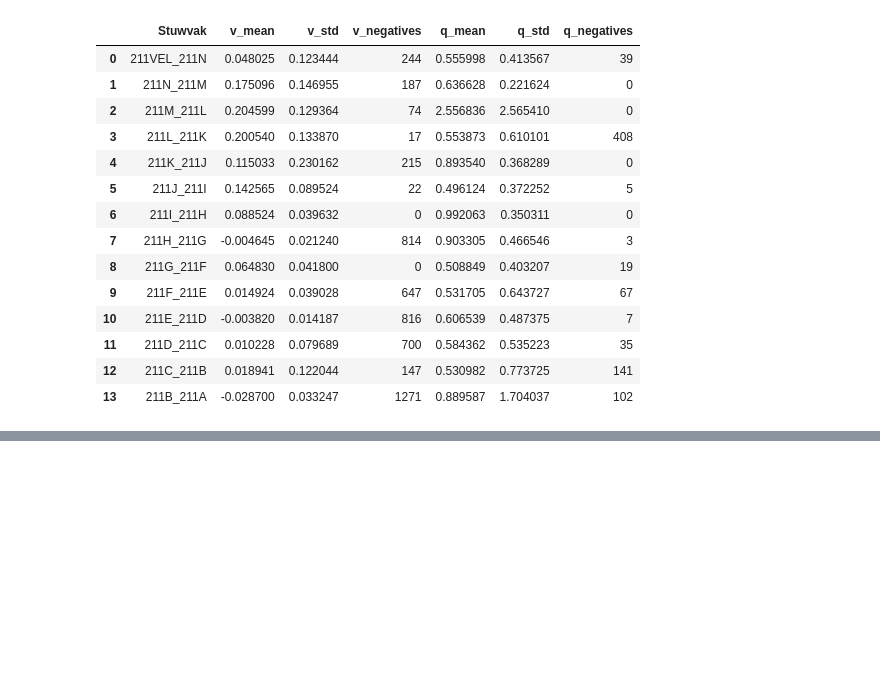
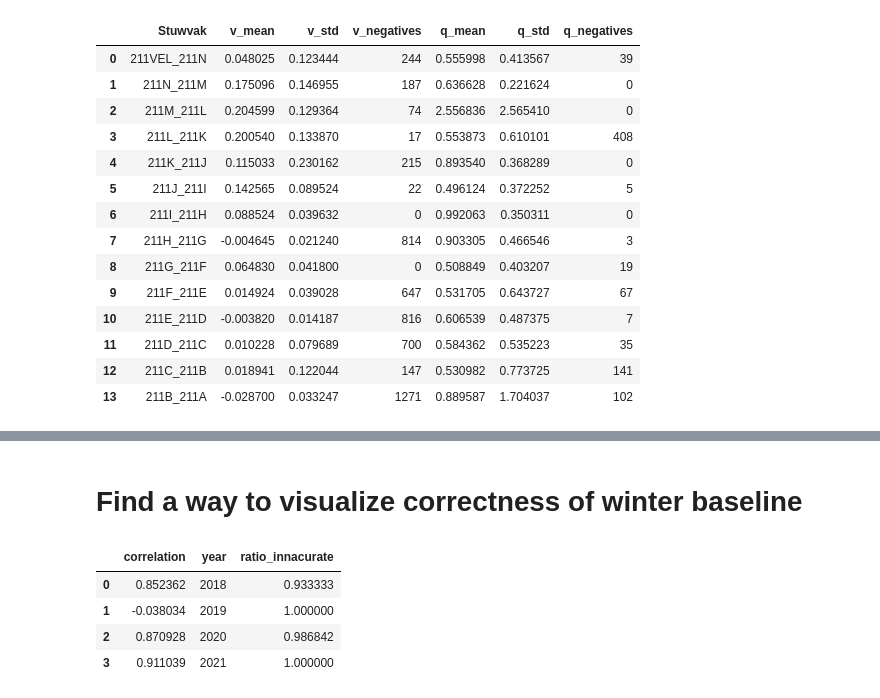
Before and after one commit to lzolyomi/DC3-Group2, a Jupyter notebook: src/baseline_note.ipynb, the cells around one changed output, grey strips where cells are left out. Saved outputs shown, nothing was run; the diff lists cells and outputs as text; code cells hidden in the pictures; blank space fills up the shorter version.

```diff
--- a/src/baseline_note.ipynb
+++ b/src/baseline_note.ipynb
@@ -148,0 +111,27 @@ for year in range(2018, 2022):
+# %% [markdown]
+# Find a way to visualize correctness of winter baseline
+# %%
+from data_prep import prep_single_df
+dct = {"correlation":[], "year":[], "ratio_innacurate":[]}
+comp = "211C_211B"
+df = prep_single_df(comp)
+winter_months = [10, 11, 12, 1, 2]
+df_winter = df[df["MONTH"].isin(winter_months)]
+
+for yr in df_winter["YEAR"].unique():
+    df_yearly = df_winter[df_winter["YEAR"] == yr]
+    corr = df_yearly.Q.corr(df_yearly.VERSCHIL)
+    nr_datapoints = df_yearly.shape[0]
+    inaccuracy = df_yearly[df_yearly["VERSCHIL"] < 0.05].shape[0]/nr_datapoints
+    dct["correlation"].append(corr)
+    dct["year"].append(yr)
+    dct["ratio_innacurate"].append(inaccuracy)
+
+results = pd.DataFrame(dct)
+results
+# %% [output]
+|  | correlation | year | ratio_innacurate |
+| 0 | 0.852362 | 2018 | 0.933333 |
+| 1 | -0.038034 | 2019 | 1.000000 |
+| 2 | 0.870928 | 2020 | 0.986842 |
+| 3 | 0.911039 | 2021 | 1.000000 |
```
Also changed, not shown: parts of 10 cells of this notebook, 3 other files.
